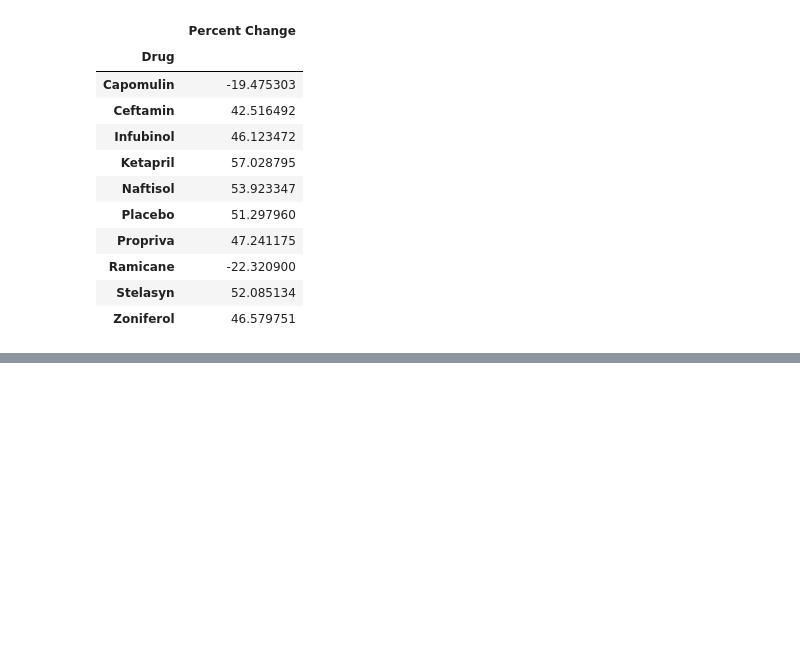
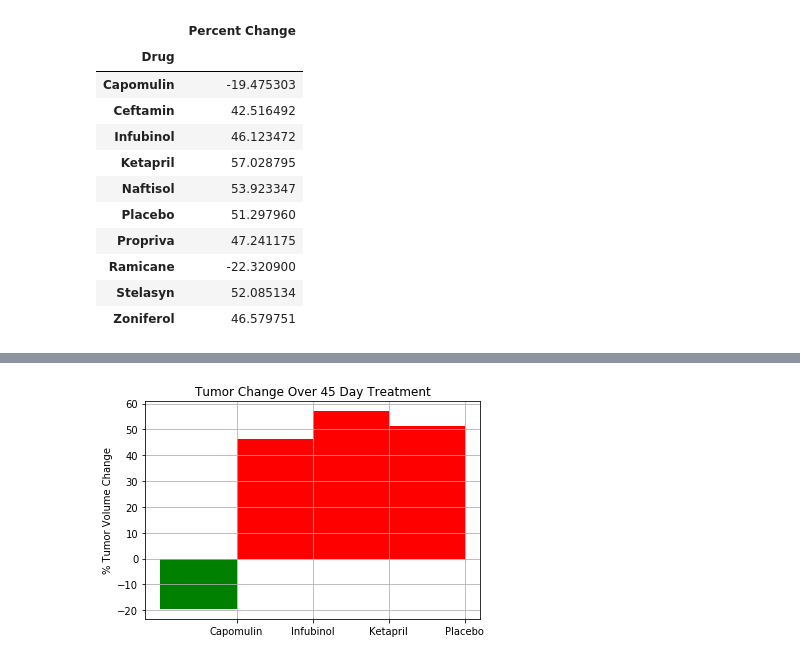
Before and after one commit to olutomiwaxl/Pymaceuticals2, a Jupyter notebook: pymaceuticals_starter.ipynb, the cells around one changed output, grey strips where cells are left out. Saved outputs shown, nothing was run; the diff lists cells and outputs as text; code cells hidden in the pictures; blank space fills up the shorter version.

```diff
--- a/pymaceuticals_starter.ipynb
+++ b/pymaceuticals_starter.ipynb
@@ -376,0 +300,38 @@ plt.grid(b=None, which='major', axis='both')
+# %%
+#fig, ax = plt.subplots()
+
+# data
+growth_data = drugs_df['Percent Change']
+
+# set colors
+bar_colors = []
+for number in growth_data:
+#     negative amount
+    if float(number)<0:
+        bar_colors.append('green')
+#     positive amount or 0
+    else:
+        bar_colors.append('red')
+
+# Use functions to label the percentages of changes
+def label_percentages():
+    x_pos = 0.3
+    x_index = 1
+    for number in growth_data:
+    #     negative amount
+        if float(number)<0:
+            ax.text(x_pos, -6, '{:.0%}'.format(number / 100), color='white', weight='bold')
+    #     positive amount or 0
+        else:
+            ax.text(x_pos, 5, '{:.0%}'.format(number / 100), color='white', weight='bold')
+        x_pos = x_pos + 1
+        x_index = x_index + 1
+
+# create bar chart
+plt.bar(x_axis, growth_data, color=bar_colors, tick_label = ["Capomulin","Infubinol","Ketapril","Placebo"] , align="edge", width=-1)
+label_percentages()
+plt.title("Tumor Change Over 45 Day Treatment")
+plt.ylabel("% Tumor Volume Change")
+plt.grid()
+# %% [output]
+[figure, added]
```
Also changed, not shown: parts of 3 cells of this notebook.
